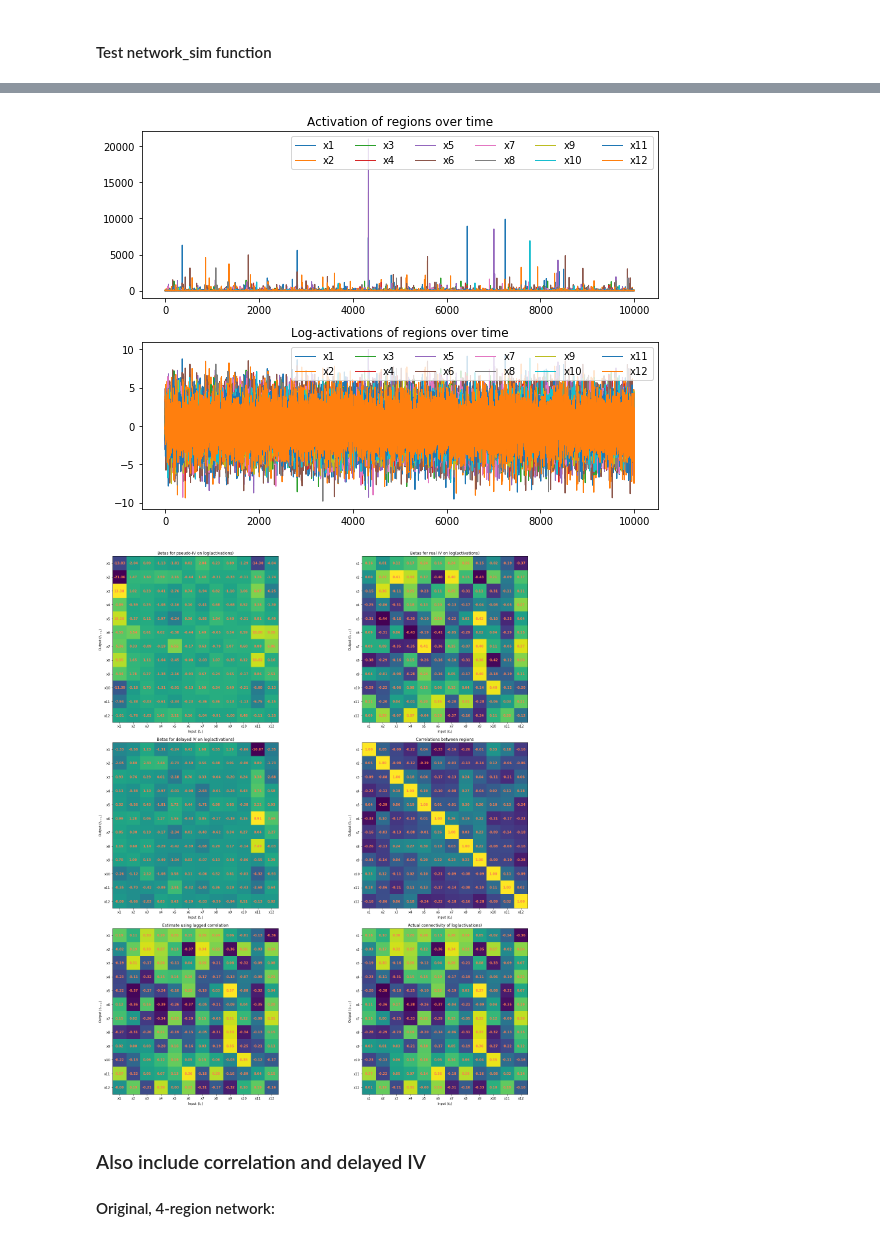
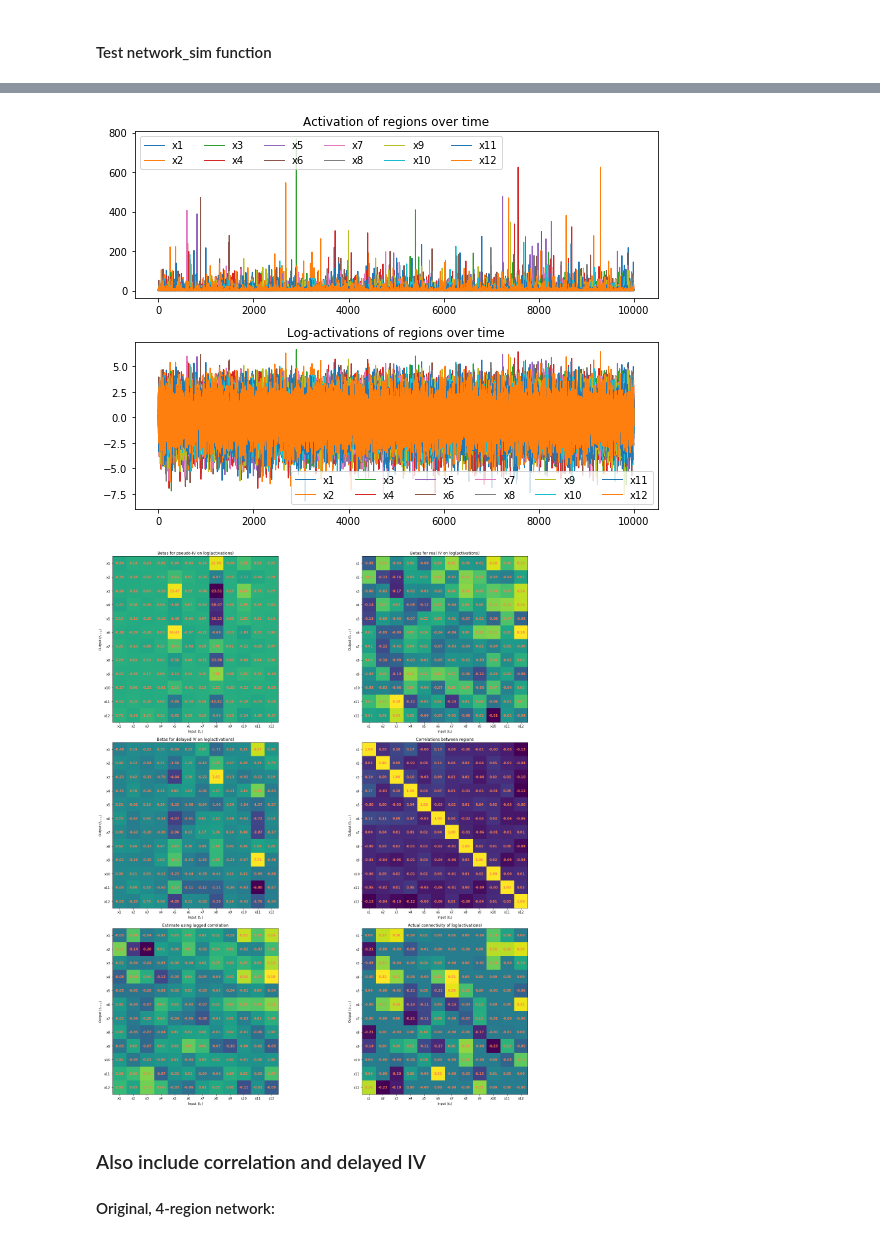
Before and after one commit to KordingLab/fmri-iv, a Jupyter notebook: code/test_iv_analysis.ipynb, the cells around one changed output, grey strips where cells are left out. Drawn from its saved outputs; the diff is of its cells as text; code cells hidden in the pictures.

Commit message:
Add steps_per_time and smallworld features

```diff
--- a/code/test_iv_analysis.ipynb
+++ b/code/test_iv_analysis.ipynb
@@ -185,19 +185,21 @@ plot_iv_betas(log_acts_from_fn, ivs_from_fn, A_scaled, 6)
 # %%
-new_con_mat = netsim.gen_con_mat(12, max_eig=0.9)
+new_con_mat = netsim.gen_con_mat(12, max_eig=0.9, net_type='smallworld')
 
 log_acts_from_fn2, ivs_from_fn2, con_mat_scaled = netsim.sim_network(
     con_mat=new_con_mat,
     n_time=n_time,
     iv_prob=0.025,
     iv_gain=0.1,
     noise_cov=2.,
-    snr=2.)
+    snr=0.1,
+    steps_per_time=2
+)
 
 plot_activations(log_acts_from_fn2, 7)
 plot_iv_betas(log_acts_from_fn2, ivs_from_fn2, con_mat_scaled, 8)
 # %% [output]
-[figure, old version]
+[figure, new version]
-[figure, old version]
+[figure, new version]
 # %% [markdown]
 ### Also include correlation and delayed IV
 
```
Also changed, not shown: parts of 8 cells of this notebook, 2 other files.
